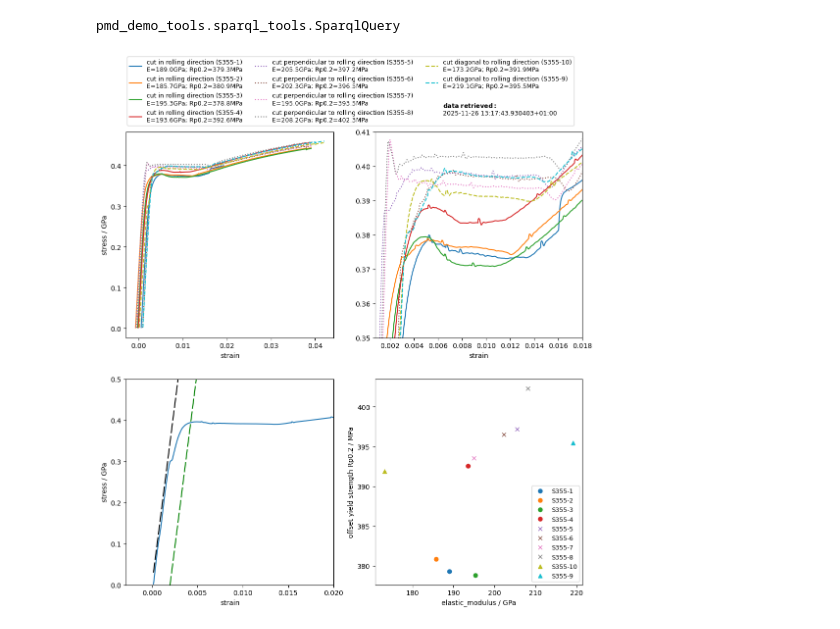
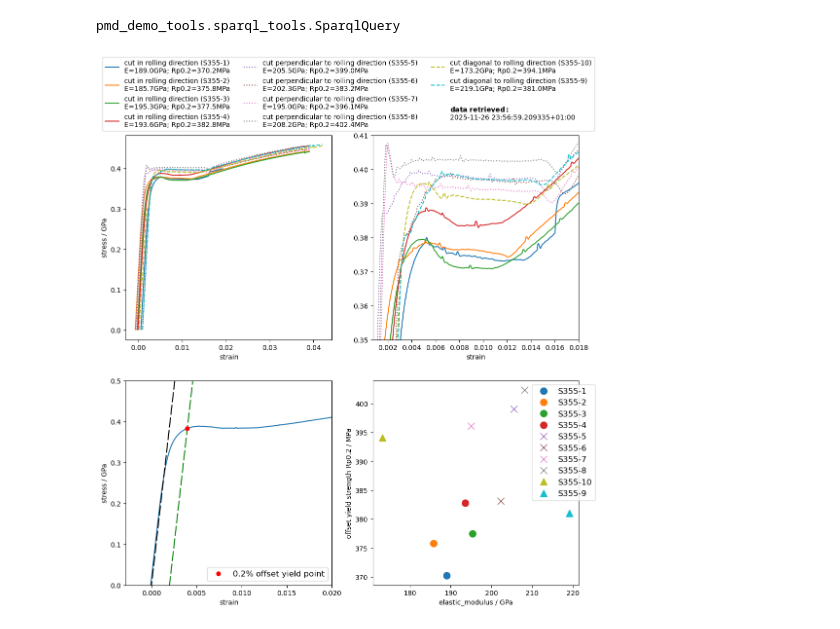
Before and after one commit to materialdigital/pmd-demonstrator, a Jupyter notebook: pmd_mesh-demonstrator/notebooks/04_stress-strain-analysis.ipynb, the cells around one changed output. Drawn from its saved outputs; the diff is of its cells as text; code cells hidden in the pictures.

```diff
--- a/pmd_mesh-demonstrator/notebooks/04_stress-strain-analysis.ipynb
+++ b/pmd_mesh-demonstrator/notebooks/04_stress-strain-analysis.ipynb
@@ -215,7 +244,7 @@ for url_results, columns_results, roll_dir_results, primary_data_results, linest
 
         E = calc_elastic_modulus(stress=stress, strain=strain) # is already stadard unit: kN/mm^2 = GPa
         e_mod = E.elastic_modulus
-        Rp = offset_yield_calculation(stress=stress, strain=strain, elastic_modulus=E.elastic_modulus, offset_strain=0.2)
+        Rp = offset_yield_calculation(stress=stress, strain=strain, elastic_modulus=E.elastic_modulus, offset_strain=0.002)
         yield_stress_02 = Rp.yield_stress*1e+03 # convert kN/mm^2 to MPa
 
         identifier = uri.replace("https://w3id.org/pmd/ao/tte/pmdao-tto-tt-","")
@@ -223,44 +252,47 @@ for url_results, columns_results, roll_dir_results, primary_data_results, linest
         ax_fd[0][0].plot(strain, stress, linestyle=linestyle, label=f"cut {roll_dir} ({identifier})\nE={e_mod:.1f}GPa; Rp0.2={yield_stress_02:.1f}MPa")
         ax_fd[0][1].plot(strain, stress, linestyle=linestyle, label=f"cut {roll_dir}")
 
-        if uri == "https://w3id.org/pmd/ao/tte/pmdao-tto-tt-S355-10_process":
+        if uri == "https://w3id.org/pmd/ao/tte/pmdao-tto-tt-S355-4_process":
             ax_fd[1][0].plot(strain, stress, linestyle='solid')
             ax_fd[1][0].plot(strain, E.elastic_modulus*strain, color="k", dashes=(10.,2.5))
             ax_fd[1][0].plot(strain, E.elastic_modulus*(strain-0.002), color="g", dashes=(10.,2.5))
+            ax_fd[1][0].plot(Rp.yield_strain, Rp.yield_stress, linestyle="None", marker="o", color="r", label="0.2% offset yield point")
 
-        ax_fd[1][1].plot([e_mod], [yield_stress_02], marker=marker, linestyle="None", label=f"{identifier}")
+        ax_fd[1][1].plot([e_mod], [yield_stress_02], marker=marker, markersize=10.,linestyle="None", label=f"{identifier}")
 
 ax_fd[0][0].set_xlabel("strain")
 ax_fd[0][0].set_ylabel("stress"+" / GPa")
 
 ax_fd[0][1].set_xlabel(ax_fd[0][0].get_xlabel())
 
 ax_fd[1][0].set_xlabel(ax_fd[0][0].get_xlabel())
 ax_fd[1][0].set_ylabel(ax_fd[0][0].get_ylabel())
+#ax_fd[1][0].xticks(list(ax_fd[1][0].xticks()[0]) + 0.002)
 
 ax_fd[1][1].set_xlabel("elastic_modulus / GPa")
 ax_fd[1][1].set_ylabel("offset yield strength Rp0.2 / MPa")
 
 #dummy plot to adjust legend
 ax_fd[0][0].plot(0,0,ls="None", c="None", label=" ")
 #ax_fd[0][0].plot(0,0,ls="None", c="None", label=" ")
 
 # put timestamp of data retrieval into figure legend
 timestamp = pd.Timestamp.now(tz="Europe/Berlin")
 ax_fd[0][0].plot(0,0,ls="None", c="None", label=r"$\bf{{data\ retrieved:}}$"+ f"\n{timestamp}")
 
 ax_fd[0][1].set_xlim(left=.00075, right=.018)
 ax_fd[0][1].set_ylim(bottom=.35, top=.41)
 
 #print(ax_fd[0][1].get_xlim())
 ax_fd[1][0].set_xlim(left=ax_fd[0][0].get_xlim()[0], right=0.02)
 ax_fd[1][0].set_ylim(bottom=0., top=0.5)
 
-ax_fd[0][0].legend(loc="upper left", bbox_to_anchor=(-0.01, 1.38), ncol=3, fontsize=9.)
-ax_fd[1][1].legend(loc="lower right", ncol=1, fontsize=9.)
+ax_fd[0][0].legend(loc="upper left", bbox_to_anchor=(-0.13, 1.4), ncol=3, fontsize=10.)
+ax_fd[1][0].legend(loc="lower right", ncol=1, fontsize=12.)
+ax_fd[1][1].legend(loc="upper right", bbox_to_anchor=(1.1,1), ncol=1, fontsize=12.)
 
 fig_fd.show()
 # %% [output]
-[figure, old version]
+[figure, new version]
 # %%
 fig_fd.savefig(fname="S355_stress-strain-overview.png", bbox_inches="tight")
```
Also changed, not shown: parts of 1 cell of this notebook, 7 other files.
